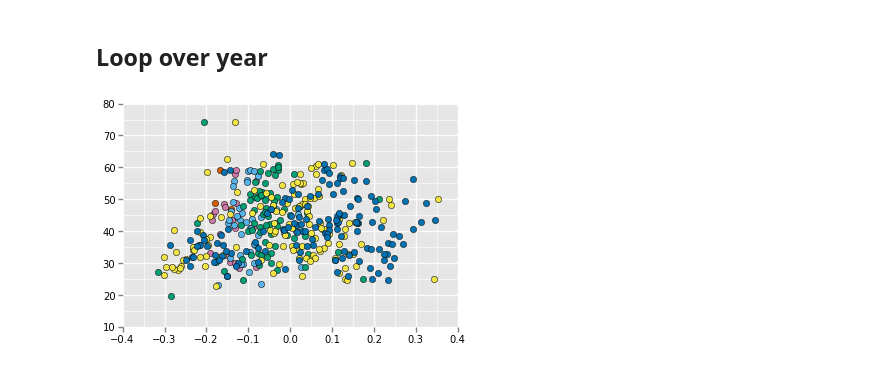
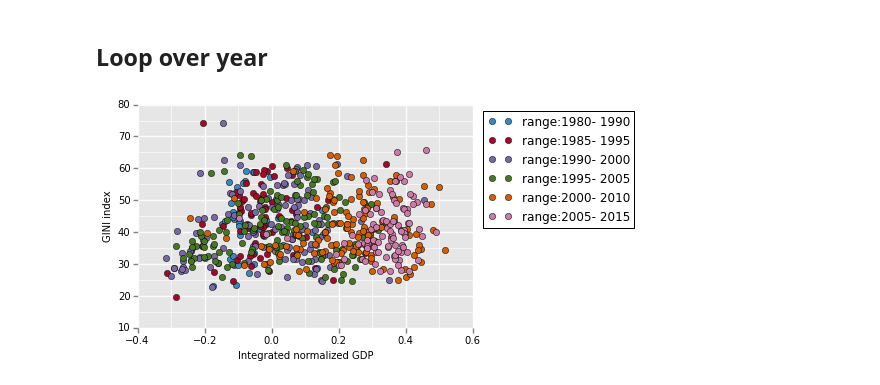
Before and after one commit to giulioungaretti/stats2013, a Jupyter notebook: Project2/data.ipynb, the cells around one changed output. Cells and saved outputs as stored; diff of their text form; code cells hidden in the pictures.

```diff
--- a/Project2/data.ipynb
+++ b/Project2/data.ipynb
@@ -30,20 +37,18 @@ gdp = norm(gdp)
 # %% [markdown]
 Slice datas
 # %%
-t_low = 1950
-t_high = 1980
+t_low = 1960
+t_high = 2010
 DT = t_high - t_low
-
 gini_filtered = gini[(gini.index >= t_low) & (gini.index <= t_high )]
 gdp_filtered = gdp[(gdp.index >= t_low) & (gdp.index <= t_high )]
 # %% [markdown]
 Make filtered dataset
 # %%
 sample = {}
-
 for name_1 in gdp_filtered.columns:
     if name_1 in gini_filtered.columns:
-        sample[name_1]= [sum(gdp_filtered[name_1].values)/ (DT),average(gini_filtered[name_1].dropna())]
+        sample[name_1]= [sum(gdp_filtered[name_1].dropna())/ (DT),average(gini_filtered[name_1].dropna())]
 # %% [markdown]
 Plot it
 # %%
@@ -56,0 +61,10 @@ rstyle(ax)
+# %%
+sample = {}
+for name_1 in gdp_filtered.columns:
+    if name_1 in gini_filtered.columns:
+        sample[name_1]= [average(gdp_filtered[name_1].dropna()),average(gini_filtered[name_1].dropna())]
+# %%
+fig,ax = subplots()
+for name in sample.keys():
+    ax.plot(sample[name][0],sample[name][1],'o',label=name)
+rstyle(ax)
@@ -59,27 +75,33 @@ rstyle(ax)
 # %%
 colors = ['#348ABD','#A60628', '#7A68A6', '#467821', '#D55E00',  '#CC79A7', '#56B4E9', '#009E73', '#F0E442', '#0072B2' ]
 # %%
+temp = {}
+
 t_low = 1950
 t_high = 1980
 
 fig,ax = subplots()
-years_low = range(1950,2000,5)
-years_h = range(1960,2020,5)
+years_low = range(1980,2010,5)
+years_h = range(1990,2020,5)
 
 for t_low, t_high, c in zip(years_low, years_h,colors):
+#     ax.text(.7,70, str(t_low)+str(t_high) ,color = c)
     DT = t_high - t_low
     gini_filtered = gini[(gini.index >= t_low) & (gini.index <= t_high )]
     gdp_filtered = gdp[(gdp.index >= t_low) & (gdp.index <= t_high )]
 
     sample = {}
 
     for name_1 in gdp_filtered.columns:
         if name_1 in gini_filtered.columns:
             sample[name_1]= [sum(gdp_filtered[name_1].values)/ (DT),average(gini_filtered[name_1].dropna())]
 
     for name in sample.keys():
-        ax.plot(sample[name][0],sample[name][1],'o',color = c)
-ax.legend()
+        line = ax.plot(sample[name][0],sample[name][1],'o',color = c)
+    line[0].set_label('range:'+str(t_low)+'- ' +str(t_high))
+ax.legend( loc = 'upper right', bbox_to_anchor = (1.5, 1))
+ax.set_xlabel('Integrated normalized GDP')
+ax.set_ylabel('GINI index')
 rstyle(ax)
 # %% [output]
-[figure, old version]
+[figure, new version]
```
Also changed, not shown: parts of 11 cells of this notebook, 1 other file.
